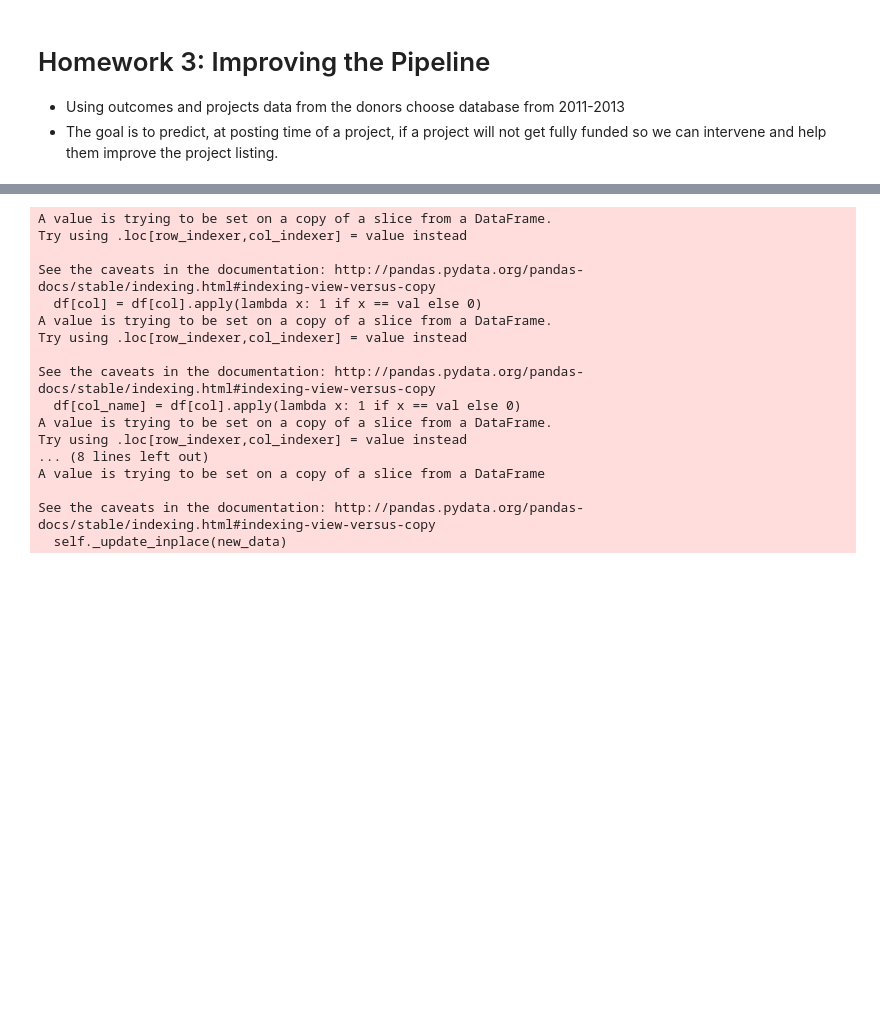
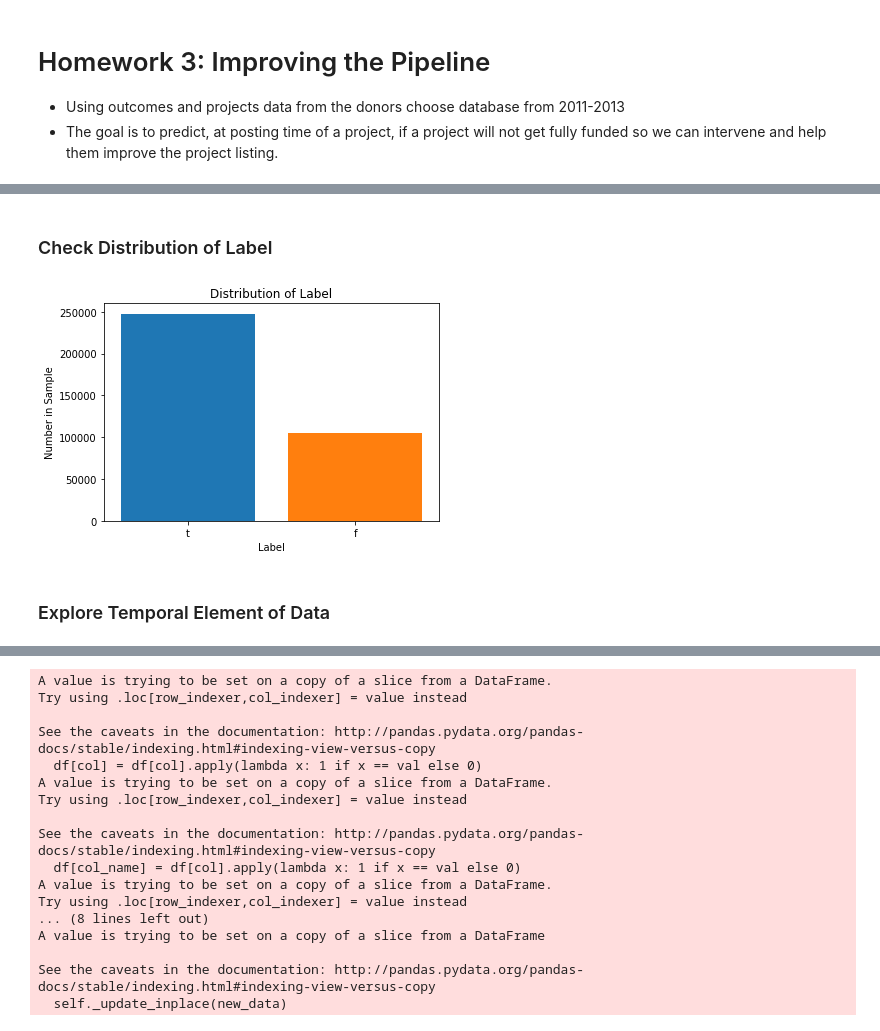
Before and after one commit to hyeness/machine-learning-2018, a Jupyter notebook: hw3/Donors Choose.ipynb, the cells around one changed output, grey strips where cells are left out. Drawn from its saved outputs; the diff is of its cells as text; code cells hidden in the pictures; blank space fills up the shorter version.

Commit message:
HW3 Preliminary Temporal Validation Framework

```diff
--- a/hw3/Donors Choose.ipynb
+++ b/hw3/Donors Choose.ipynb
@@ -24,0 +67,9 @@ copy = df.copy()
+# %% [markdown]
+### Check Distribution of Label
+# %%
+for col in PREDICTED:
+    plot_hist(df, col, 'Label', sort=True)
+# %% [output]
+[figure, added]
+# %% [markdown]
+### Explore Temporal Element of Data
```
Also changed, not shown: parts of 29 cells of this notebook, 5 other files.
